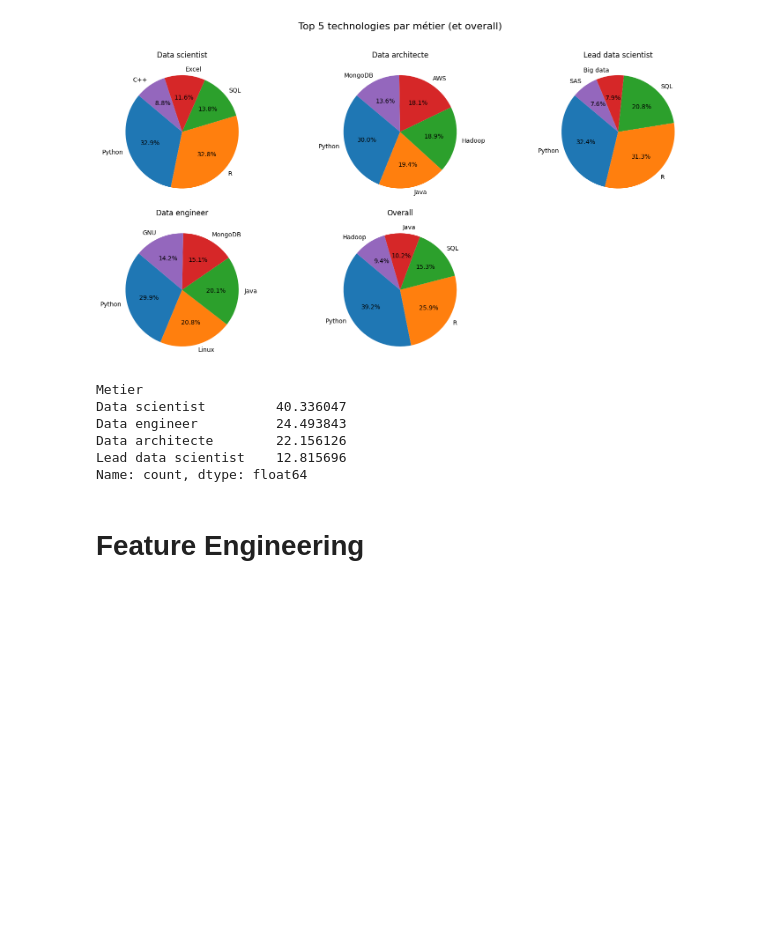
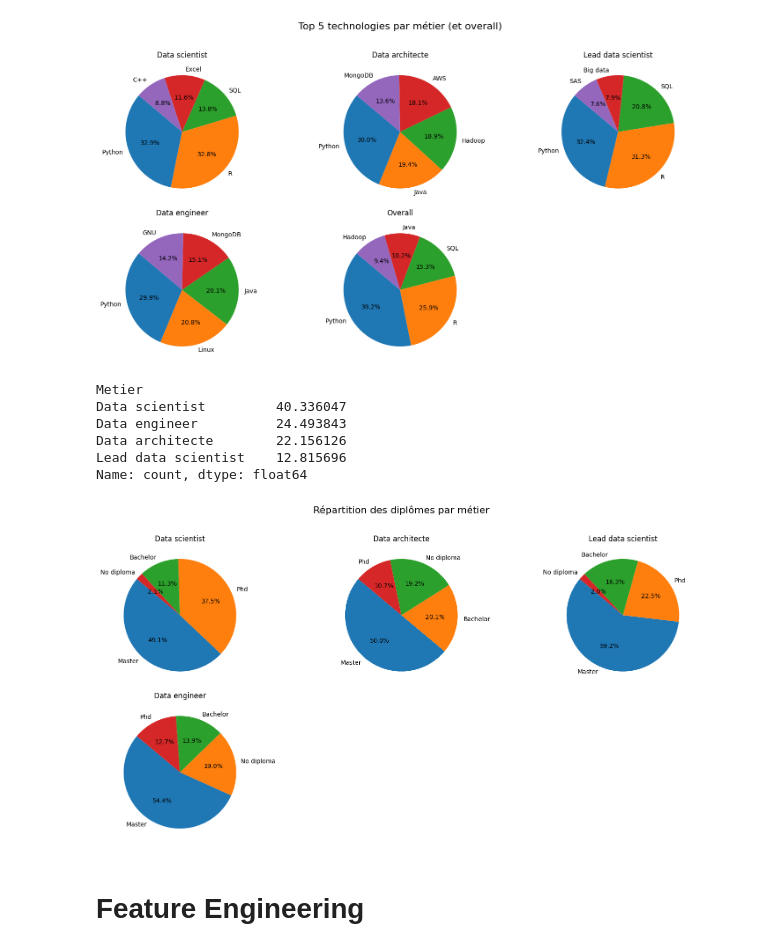
Before and after one commit to jccazes/equancy_technical_assessment, a Jupyter notebook: src/equancy_technical_assessment/answers copy.ipynb, the cells around one changed output. Cells and saved outputs as stored; diff of their text form; code cells hidden in the pictures; blank space fills up the shorter version.

Commit message:
added diploma plots for each job

```diff
--- a/src/equancy_technical_assessment/answers copy.ipynb
+++ b/src/equancy_technical_assessment/answers copy.ipynb
@@ -271,6 +271,37 @@ Data engineer          24.493843
 Data architecte        22.156126
 Lead data scientist    12.815696
 Name: count, dtype: float64
+# %%
+metiers = employee_data['Metier'].dropna().unique()
+n_metiers = len(metiers)
+ncols = 3
+nrows = int(np.ceil(n_metiers / ncols))
+fig, axes = plt.subplots(nrows, ncols, figsize=(ncols*5, nrows*4))
+axes = axes.flatten()
+
+for idx, metier in enumerate(metiers):
+    diplome_counts = (
+        employee_data[employee_data['Metier'] == metier]['Diplome']
+        .value_counts()
+        .sort_values(ascending=False)
+    )
+    axes[idx].pie(
+        diplome_counts.values,
+        labels=diplome_counts.index,
+        autopct='%1.1f%%',
+        startangle=140
+    )
+    axes[idx].set_title(metier)
+
+# Masquer les axes inutilisés
+for j in range(idx+1, len(axes)):
+    axes[j].axis('off')
+
+fig.suptitle("Répartition des diplômes par métier", fontsize=16)
+plt.tight_layout(rect=[0, 0, 1, 0.96])
+plt.show()
+# %% [output]
+[figure, added]
 # %% [markdown]
 # Feature Engineering
 # %% [markdown]
```
Also changed, not shown: parts of 1 cell of this notebook.
